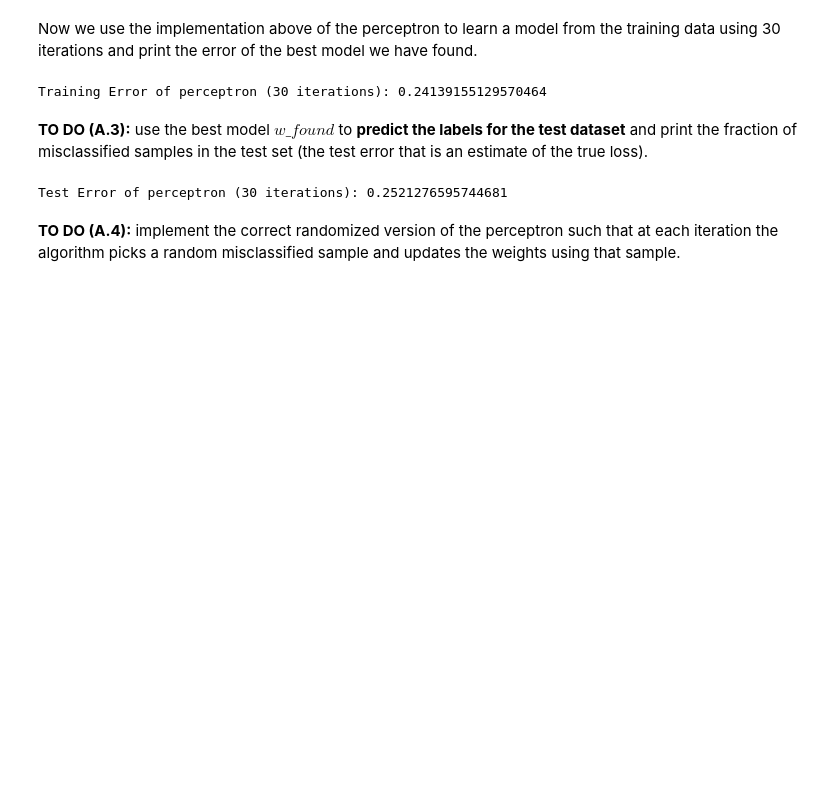
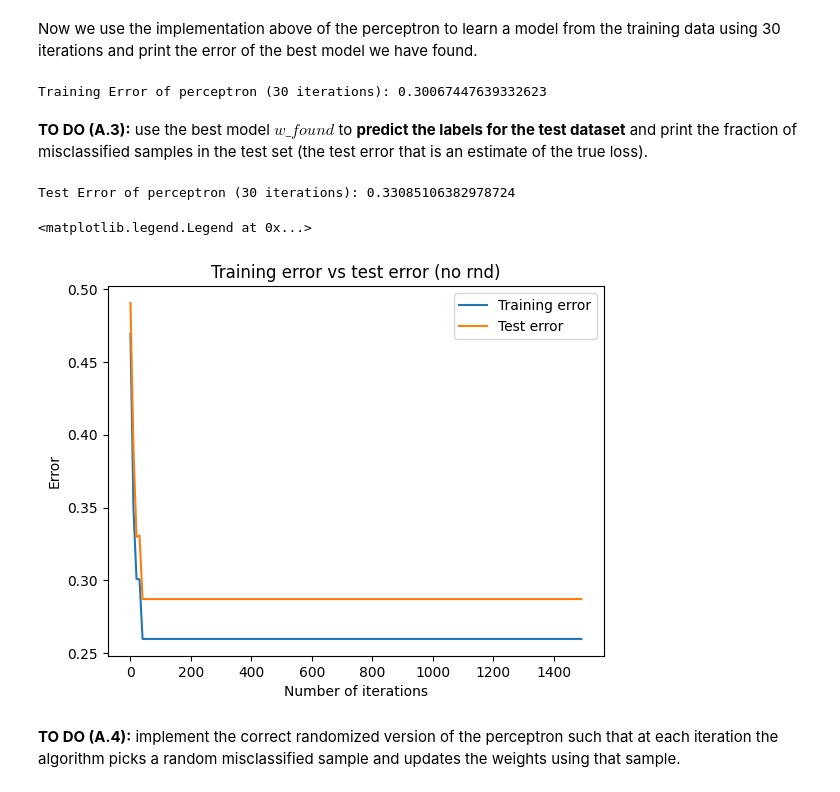
Before and after one commit to Berto70/ml_lab, a Jupyter notebook: ass_1/assignment_lab01.ipynb, the cells around one changed output. Cells and saved outputs as stored; diff of their text form; code cells hidden in the pictures; blank space fills up the shorter version.

```diff
--- a/ass_1/assignment_lab01.ipynb
+++ b/ass_1/assignment_lab01.ipynb
@@ -265,12 +265,6 @@ def perceptron_no_randomization(X, Y, max_num_iterations):
     # Call the perceptron_update function using the found misclassified sample
         curr_w = perceptron_update(curr_w, X[index_misclassified], Y[index_misclassified])
 
-        # permute the dataset
-        # **IMPORTANT** use the SAME permutation for samples and labels
-        per = np.random.permutation(num_samples)
-        X = X[per]
-        Y = Y[per]
-
         # repeat the error count and best variables update
         num_misclassified, index_misclassified = count_errors(curr_w, X, Y)
         # update the 'best' variables
@@ -288,21 +282,44 @@ def perceptron_no_randomization(X, Y, max_num_iterations):
 # %% [markdown]
 Now we use the implementation above of the perceptron to learn a model from the training data using 30 iterations and print the error of the best model we have found.
 # %%
-# Now run the perceptron for 100 iterations
-w_found, error = perceptron_no_randomization(X_training,Y_training, 30)
-print("Training Error of perceptron (30 iterations): " + str(error))
+# Now run the perceptron for 30 iterations
+w_found_nr, error_nr = perceptron_no_randomization(X_training, Y_training, 30)
+print("Training Error of perceptron (30 iterations): " + str(error_nr))
 # %% [output]
-Training Error of perceptron (30 iterations): 0.24139155129570464
+Training Error of perceptron (30 iterations): 0.30067447639332623
 # %% [markdown]
 **TO DO (A.3):** use the best model $w\_found$ to **predict the labels for the test dataset** and print the fraction of misclassified samples in the test set (the test error that is an estimate of the true loss).
 # %%
-errors, _ = count_errors(w_found, X_test, Y_test)
+errors_nr, _ = count_errors(w_found_nr, X_test, Y_test)
 
-true_loss_estimate = errors / X_test.shape[0] # Error rate on the test set
+true_loss_estimate_nr = errors_nr / X_test.shape[0] # Error rate on the test set
 # NOTE: you can avoid using num_errors if you prefer, as long as true_loss_estimate is correct
-print("Test Error of perceptron (30 iterations): " + str(true_loss_estimate))
+print("Test Error of perceptron (30 iterations): " + str(true_loss_estimate_nr))
 # %% [output]
-Test Error of perceptron (30 iterations): 0.2521276595744681
+Test Error of perceptron (30 iterations): 0.33085106382978724
+# %%
+# check how training error evolves with the number of iterations
+a_nr = []
+b_nr = []
+
+for j in range (1, 1500, 10):
+    w_found_nrj, error_nrj = perceptron_no_randomization(X_training, Y_training, j)
+    a_nr.append(error_nrj)
+
+    errors_nrj, _ = count_errors(w_found_nrj, X_test, Y_test)
+    test_err_nrj = errors_nrj /X_test.shape[0]
+    b_nr.append(test_err_nrj)
+# %%
+plt.plot(range(1, 1500, 10), a_nr, label='Training error')
+plt.plot(range(1, 1500, 10), b_nr, label='Test error')
+
+plt.xlabel('Number of iterations')
+plt.ylabel('Error')
+plt.title('Training error vs test error (no rnd)')
+plt.legend()
+# %% [output]
+<matplotlib.legend.Legend at 0x...>
+[figure, added]
 # %% [markdown]
 **TO DO (A.4):** implement the correct randomized version of the perceptron such that at each iteration the algorithm picks a random misclassified sample and updates the weights using that sample.
 # %%
```
Also changed, not shown: parts of 22 cells of this notebook.
